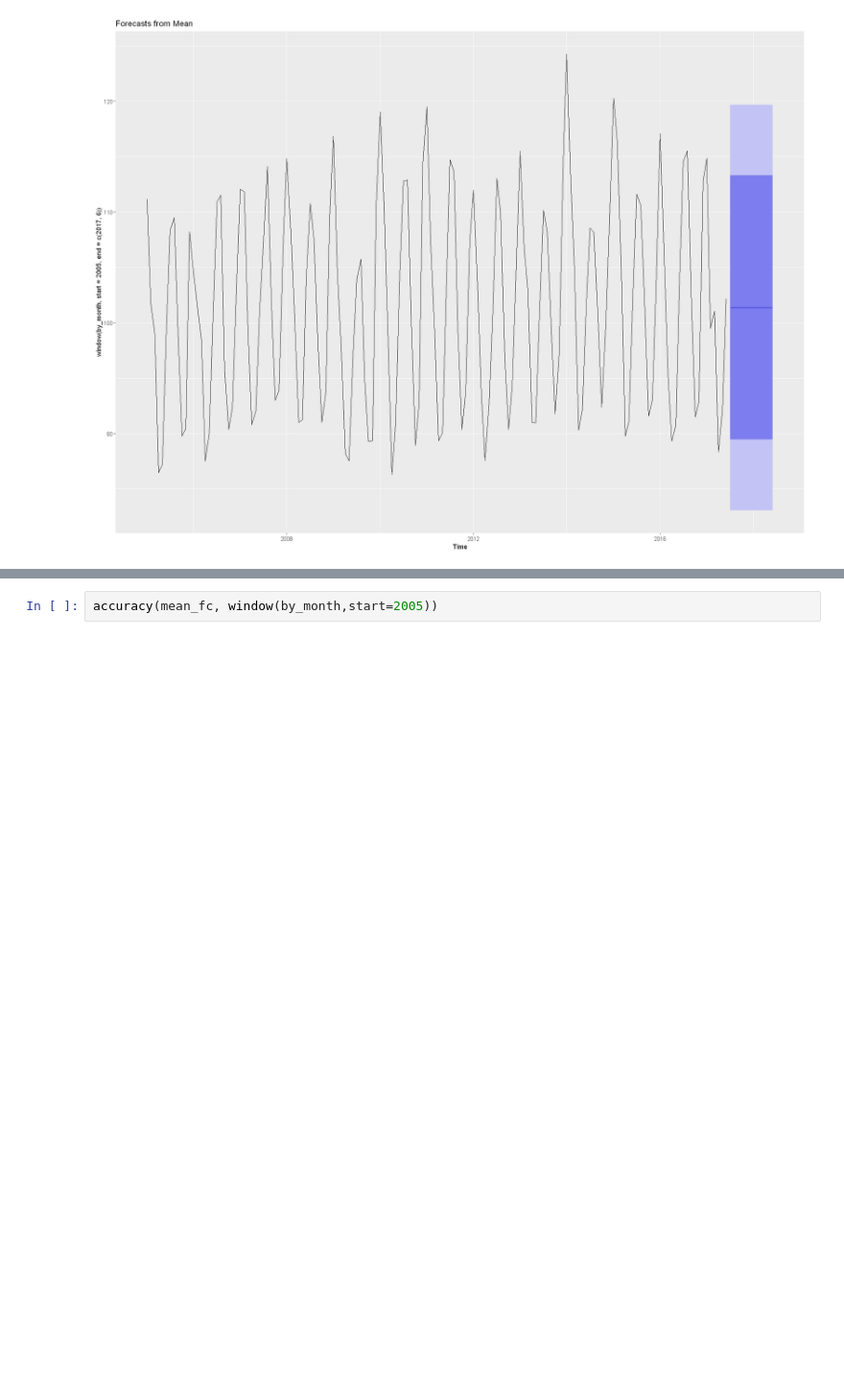
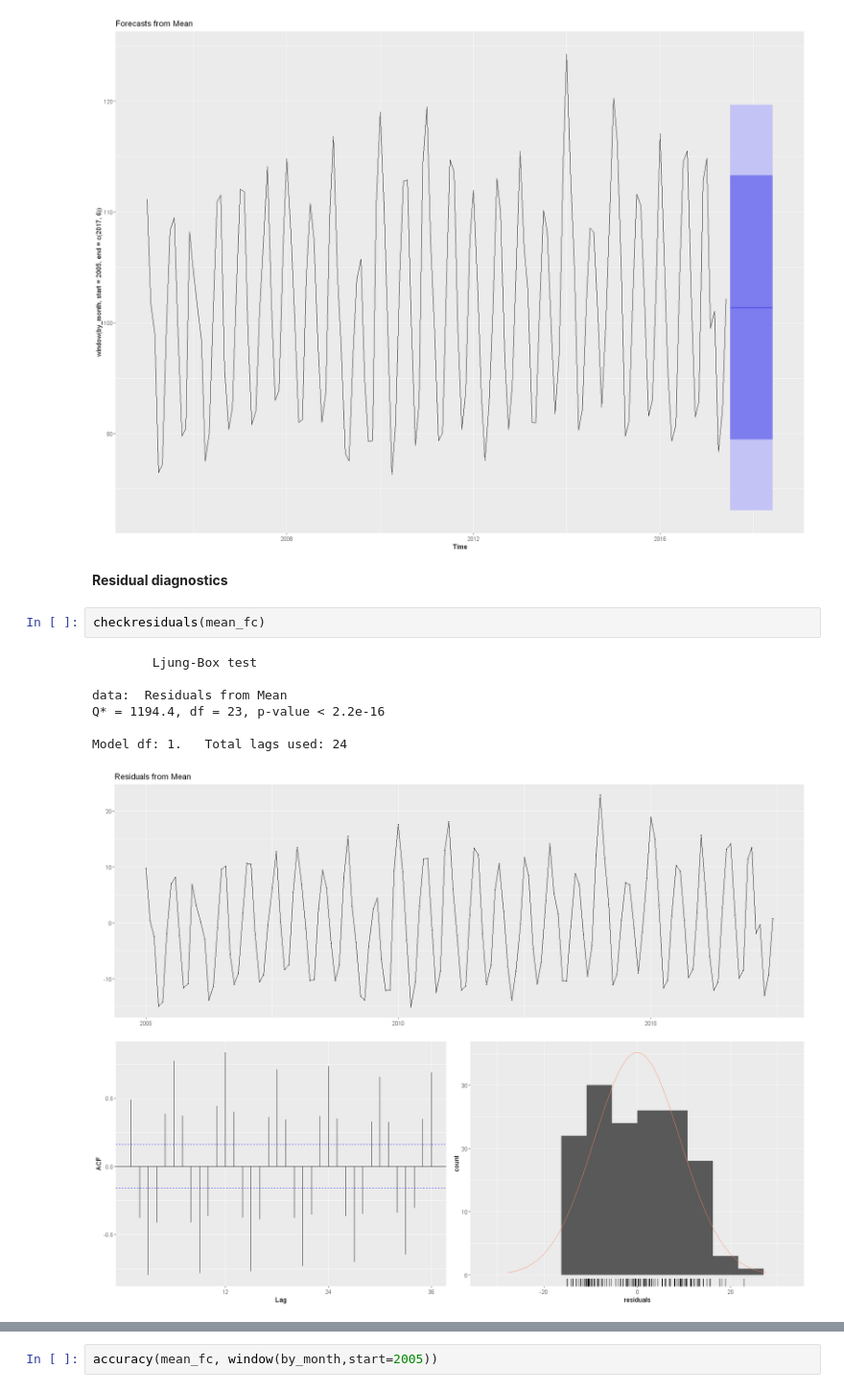
Before and after one commit to achatzia/Forecasting, a Jupyter notebook: Power_prod_R.ipynb, the cells around one changed output, grey strips where cells are left out. Shown at 96% size. Drawn from its saved outputs; the diff is of its cells as text; blank space fills up the shorter version.

Commit message:
'Added Residual Diagnostics'

```diff
--- a/Power_prod_R.ipynb
+++ b/Power_prod_R.ipynb
@@ -150,3 +165,15 @@ the historical data
 autoplot(mean_fc)
 # %% [output]
 [figure]
+# %% [markdown]
+ **Residual diagnostics**
+# %%
+checkresiduals(mean_fc)
+# %% [output]
+        Ljung-Box test
+
+data:  Residuals from Mean
+Q* = 1194.4, df = 23, p-value < 2.2e-16
+
+Model df: 1.   Total lags used: 24
+[figure, added]
```
Also changed, not shown: parts of 16 cells of this notebook.
